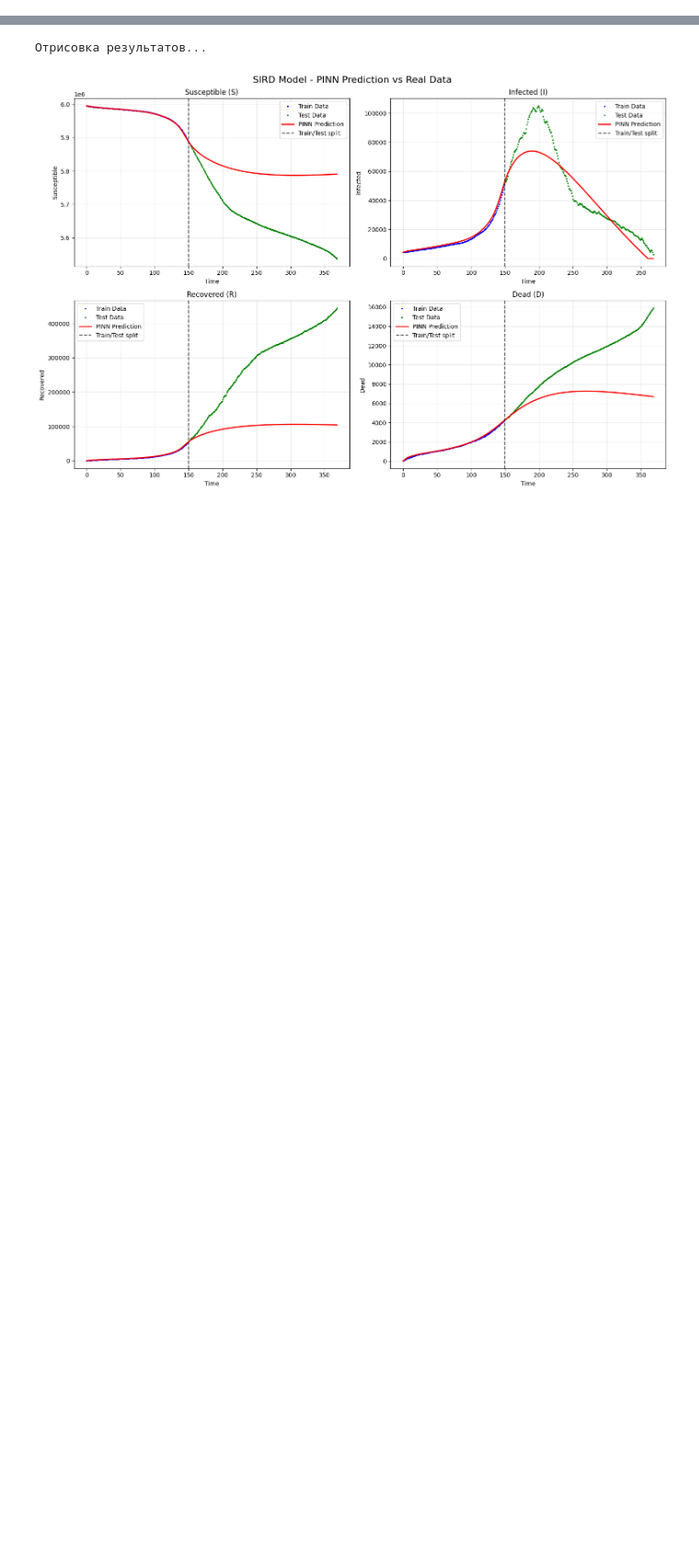
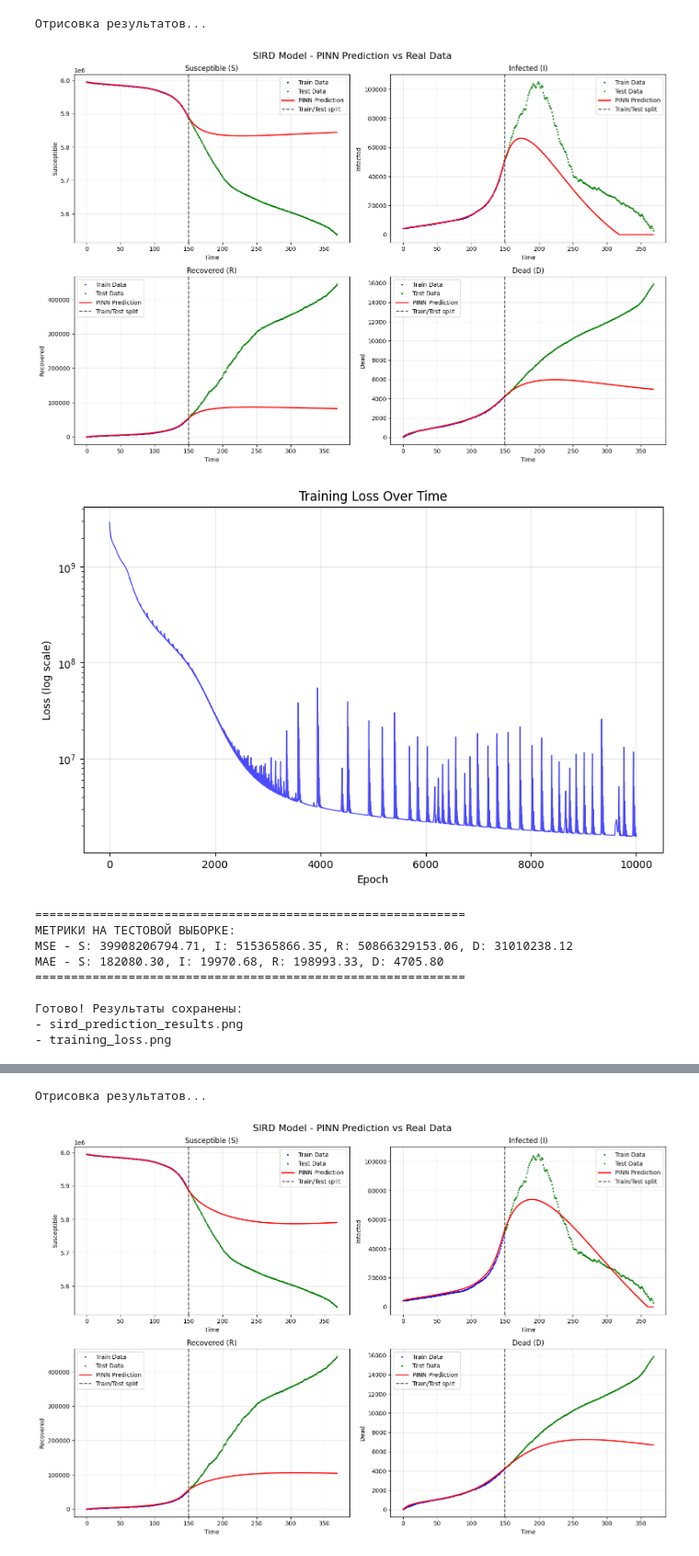
Before and after one commit to blabla9111/PINN_LLM, a Jupyter notebook: NEW_PINN/PINN_const.ipynb, the cells around one changed output, grey strips where cells are left out. Shown at 92% size. Saved outputs shown, nothing was run; the diff lists cells and outputs as text; code cells hidden in the pictures; blank space fills up the shorter version.

```diff
--- a/NEW_PINN/PINN_const.ipynb
+++ b/NEW_PINN/PINN_const.ipynb
@@ -18,7 +18,7 @@ class EpiParams(nn.Module):
         ''' TODO понять бы откуда брать beta, mu
         и как их начальные значения влияют на последующий результат'''
         if init_params is None:
-            init_params = {'beta': 0.01, 'gamma': 0.1, 'mu': 0.004}
+            init_params = {'beta': 0.01, 'gamma': 0.02, 'mu': 0.001}
 
         # Инициализация в логитовом пространстве (как в статье)
         def to_logit(x):
@@ -33,11 +33,11 @@ class EpiParams(nn.Module):
             return np.arctanh(2 * x_adj - 1)
 
         self.beta_latent = nn.Parameter(torch.tensor(
-            to_logit(init_params['beta'])), requires_grad=True)
+            to_logit(init_params['beta'])), requires_grad=False)
         self.gamma_latent = nn.Parameter(torch.tensor(
-            to_logit(init_params['gamma'])), requires_grad=True)
+            to_logit(init_params['gamma'])), requires_grad=False)
         self.mu_latent = nn.Parameter(torch.tensor(
-            to_logit(init_params['mu'])), requires_grad=True)
+            to_logit(init_params['mu'])), requires_grad=False)
 
     @property
     def beta(self):
@@ -563,0 +500,66 @@ array([76686.99  , 76122.234 , 74975.36  , 73381.09  , 71448.94  ,
+# %%
+print("\nОтрисовка результатов...")
+plot_results(timesteps, train_size, S, I, R, D, S_pred, I_pred, R_pred, D_pred, final_params)
+
+# Отрисовка потерь
+plot_losses(model.losses)
+
+# Вычисление метрик
+metrics = calculate_metrics(S, I, R, D, S_pred, I_pred, R_pred, D_pred, train_size)
+
+# Если у вас есть истинные параметры, можно сравнить
+# true_params = {'beta': 0.3, 'gamma': 0.1, 'mu': 0.01}  # замените на ваши
+# plot_params_comparison(true_params, final_params)
+
+print("\nГотово! Результаты сохранены:")
+print("- sird_prediction_results.png")
+print("- training_loss.png")
+
+# Дополнительно: предсказание на будущее
+future_steps = 100
+future_t = np.arange(len(timesteps), len(timesteps) + future_steps)
+S_future, I_future, R_future, D_future = model.predict(future_t)
+
+# Визуализация с прогнозом
+plt.figure(figsize=(12, 6))
+
+plt.subplot(1, 2, 1)
+plt.plot(timesteps, I, 'b.', label='Historical', markersize=2)
+plt.plot(timesteps, I_pred, 'r-', label='PINN Fit', linewidth=2)
+plt.plot(future_t, I_future.numpy(), 'g--', label='Forecast', linewidth=2)
+plt.axvline(x=train_size-0.5, color='k', linestyle='--', alpha=0.5)
+plt.xlabel('Time')
+plt.ylabel('Infected')
+plt.title('Infected: History + Forecast')
+plt.legend()
+plt.grid(True, alpha=0.3)
+
+plt.subplot(1, 2, 2)
+plt.plot(timesteps, D, 'b.', label='Historical', markersize=2)
+plt.plot(timesteps, D_pred, 'r-', label='PINN Fit', linewidth=2)
+plt.plot(future_t, D_future.numpy(), 'g--', label='Forecast', linewidth=2)
+plt.axvline(x=train_size-0.5, color='k', linestyle='--', alpha=0.5)
+plt.xlabel('Time')
+plt.ylabel('Dead')
+plt.title('Dead: History + Forecast')
+plt.legend()
+plt.grid(True, alpha=0.3)
+
+plt.tight_layout()
+# plt.savefig('forecast_results.png', dpi=150)
+plt.show()
+
+# print("\nДополнительный прогноз сохранен в forecast_results.png")
+# %% [output]
+Отрисовка результатов...
+[figure, added]
+[figure, added]
+============================================================
+МЕТРИКИ НА ТЕСТОВОЙ ВЫБОРКЕ:
+MSE - S: 39908206794.71, I: 515365866.35, R: 50866329153.06, D: 31010238.12
+MAE - S: 182080.30, I: 19970.68, R: 198993.33, D: 4705.80
+============================================================
+
+Готово! Результаты сохранены:
+- sird_prediction_results.png
+- training_loss.png
```
Also changed, not shown: parts of 7 cells of this notebook, 1 other file.
